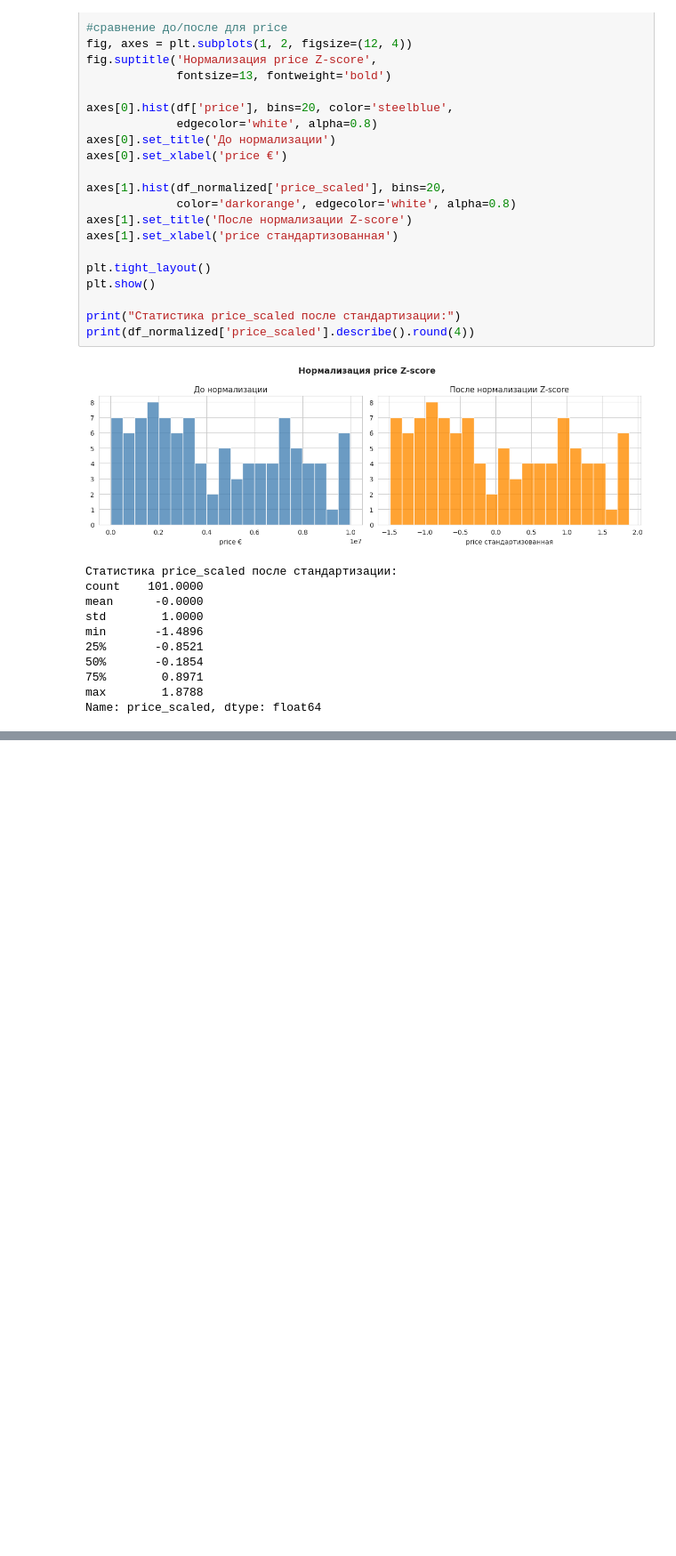
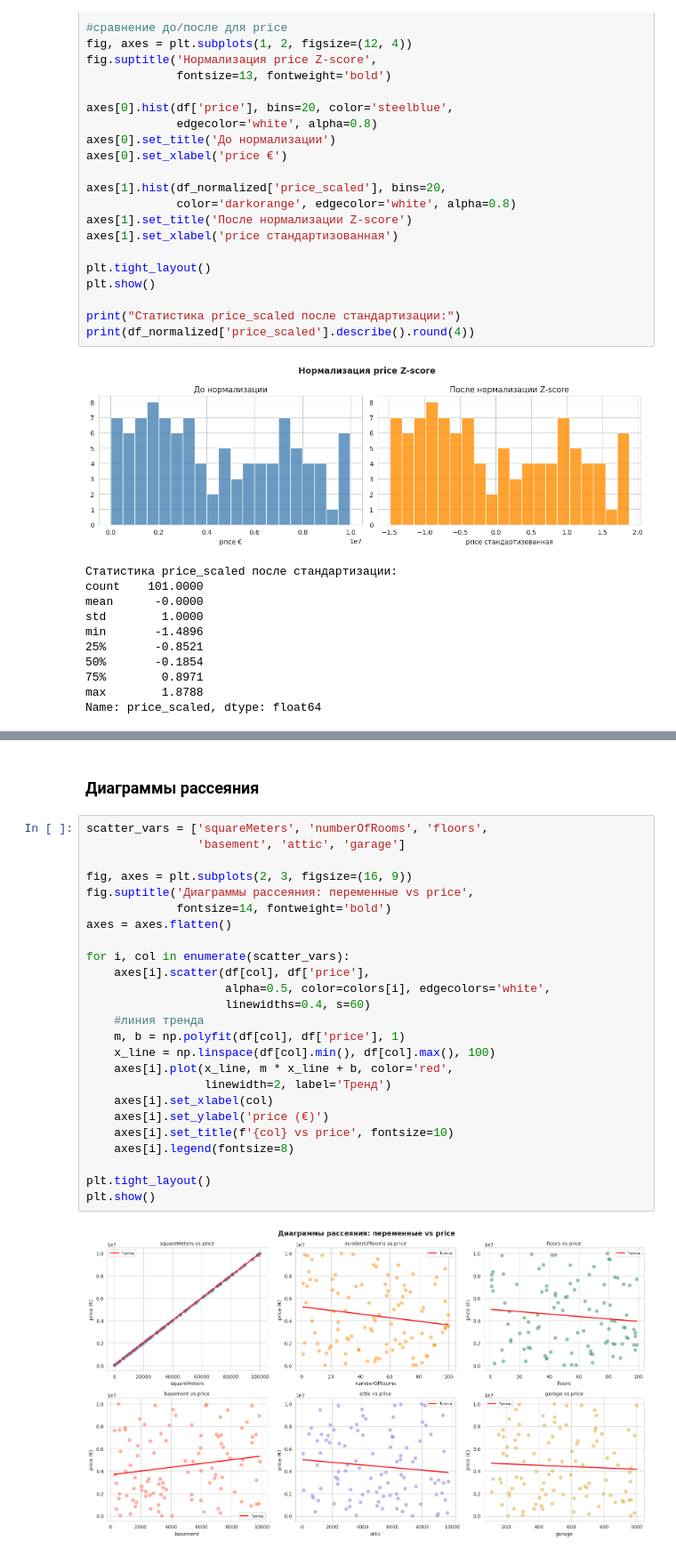
Before and after one commit to boshetunmay1/paris-real-estate-analysis, a Jupyter notebook: kursovaya.ipynb, the cells around one changed output, grey strips where cells are left out. Shown at 89% size. Saved outputs shown, nothing was run; the diff lists cells and outputs as text; blank space fills up the shorter version.

```diff
--- a/kursovaya.ipynb
+++ b/kursovaya.ipynb
@@ -220,0 +301,29 @@ Name: price_scaled, dtype: float64
+# %% [markdown]
+### Диаграммы рассеяния
+# %%
+scatter_vars = ['squareMeters', 'numberOfRooms', 'floors',
+                'basement', 'attic', 'garage']
+
+fig, axes = plt.subplots(2, 3, figsize=(16, 9))
+fig.suptitle('Диаграммы рассеяния: переменные vs price',
+             fontsize=14, fontweight='bold')
+axes = axes.flatten()
+
+for i, col in enumerate(scatter_vars):
+    axes[i].scatter(df[col], df['price'],
+                    alpha=0.5, color=colors[i], edgecolors='white',
+                    linewidths=0.4, s=60)
+    #линия тренда
+    m, b = np.polyfit(df[col], df['price'], 1)
+    x_line = np.linspace(df[col].min(), df[col].max(), 100)
+    axes[i].plot(x_line, m * x_line + b, color='red',
+                 linewidth=2, label='Тренд')
+    axes[i].set_xlabel(col)
+    axes[i].set_ylabel('price (€)')
+    axes[i].set_title(f'{col} vs price', fontsize=10)
+    axes[i].legend(fontsize=8)
+
+plt.tight_layout()
+plt.show()
+# %% [output]
+[figure, added]
```
Also changed, not shown: parts of 13 cells of this notebook.
